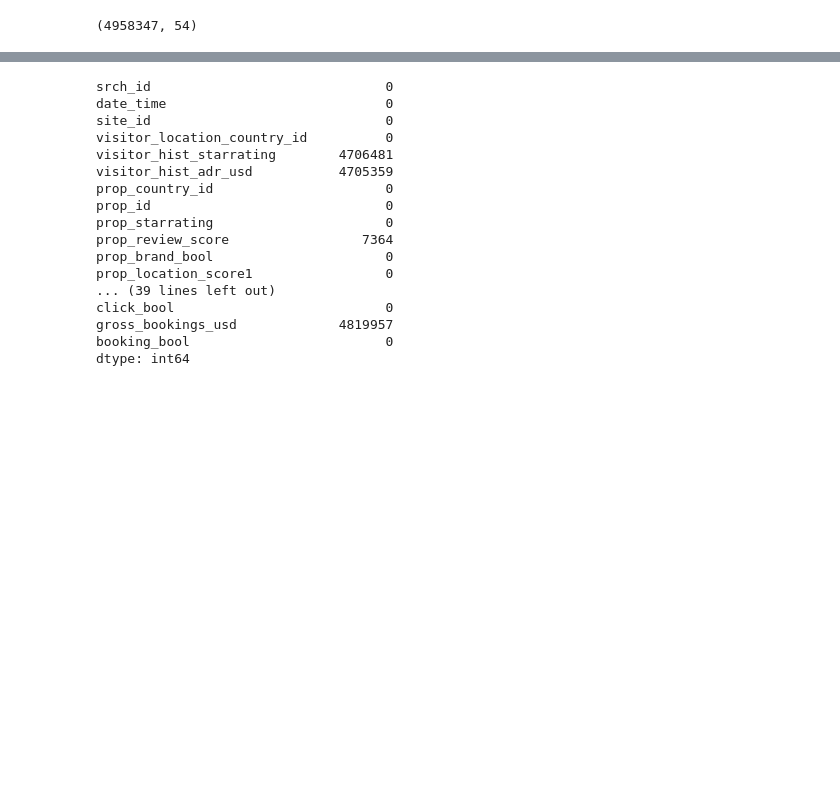
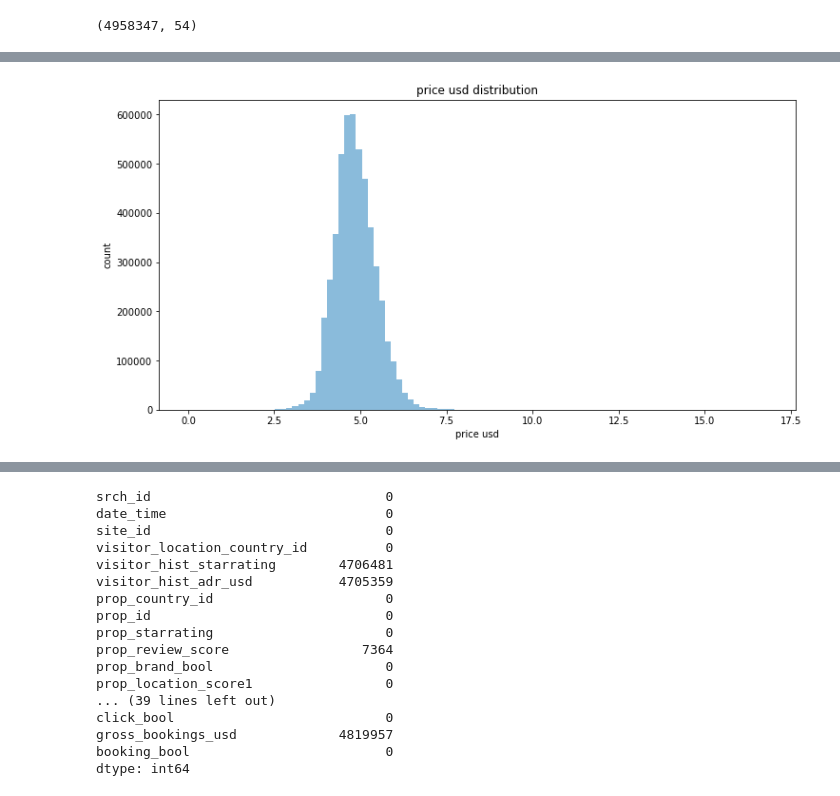
Before and after one commit to damla-jpg/data-mining-2, a Jupyter notebook: data_exploration.ipynb, the cells around one changed output, grey strips where cells are left out. Cells and saved outputs as stored; diff of their text form; code cells hidden in the pictures; blank space fills up the shorter version.

```diff
--- a/data_exploration.ipynb
+++ b/data_exploration.ipynb
@@ -24,0 +61,10 @@ train_df.shape
+# %%
+#plot price_usd
+plt.figure(figsize=(12,6))
+plt.hist(np.log(train_df['price_usd']+1), bins=100, color=colors[0])
+plt.xlabel('price usd')
+plt.ylabel('count')
+plt.title('price usd distribution')
+plt.show()
+# %% [output]
+[figure, added]
```
Also changed, not shown: parts of 25 cells of this notebook, 1 other file.
